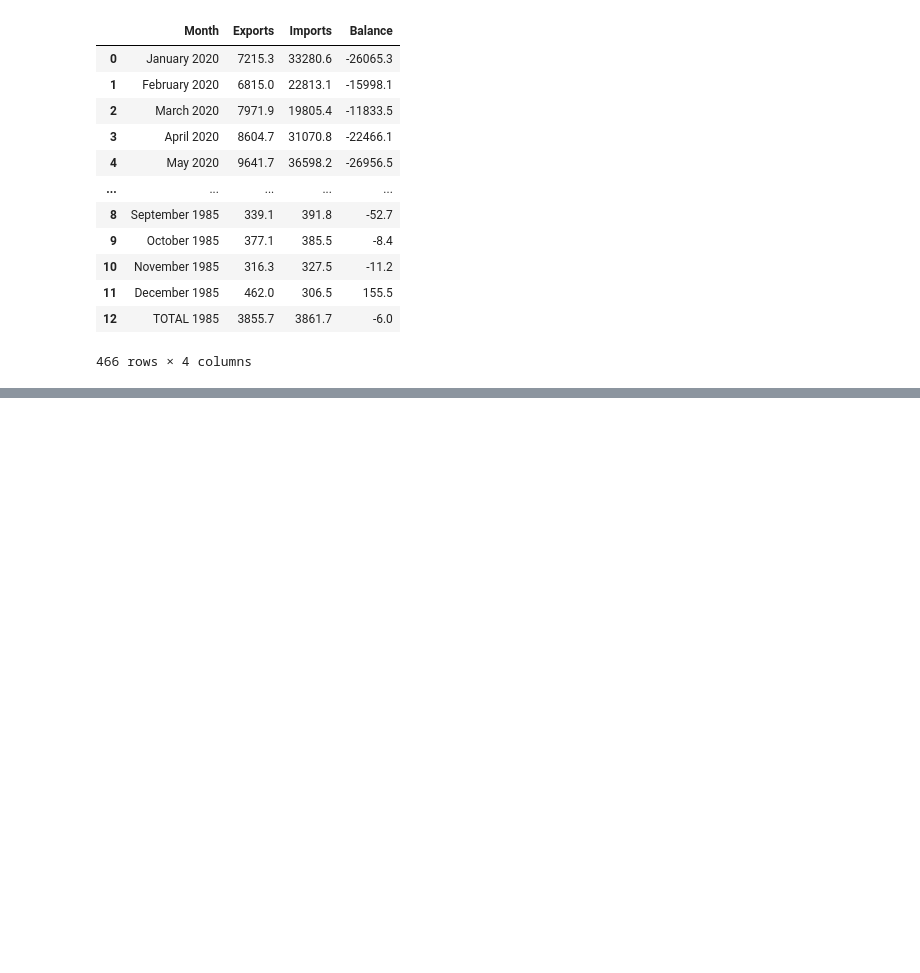
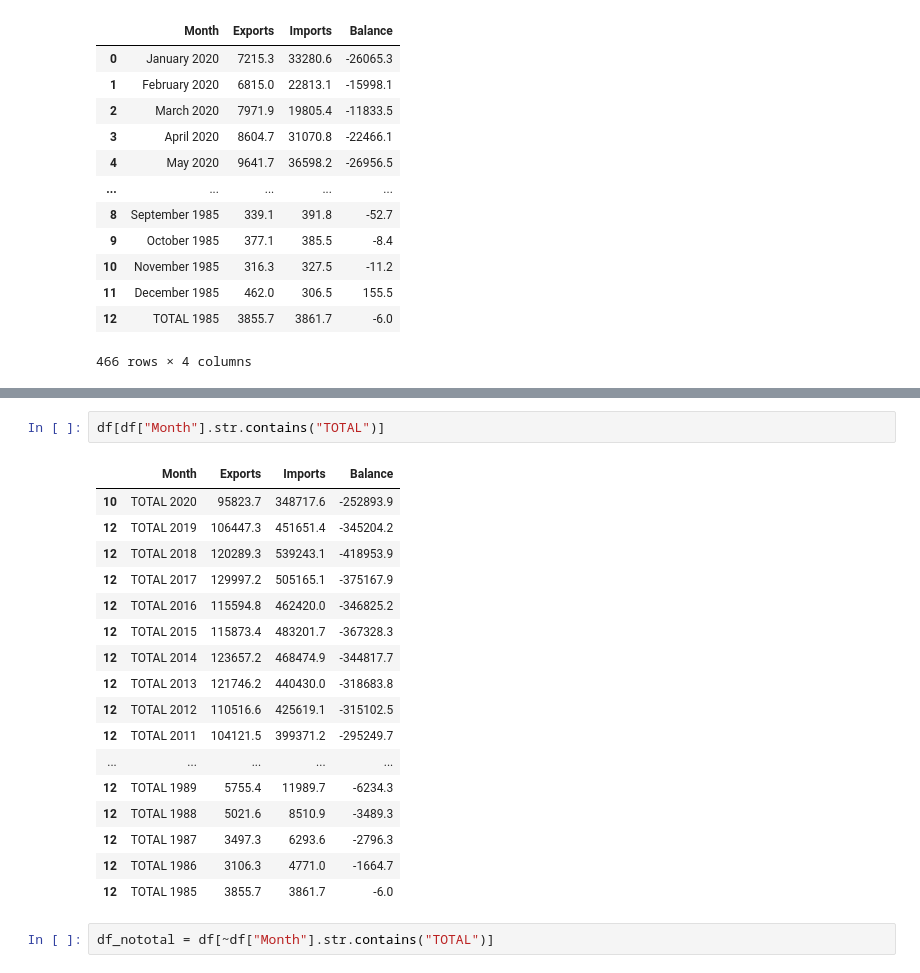
Before and after one commit to baidiwang/US-China, a Jupyter notebook: foreign-trade-scrape.ipynb, the cells around one changed output, grey strips where cells are left out. Saved outputs shown, nothing was run; the diff lists cells and outputs as text; blank space fills up the shorter version.

```diff
--- a/foreign-trade-scrape.ipynb
+++ b/foreign-trade-scrape.ipynb
@@ -128,0 +146,22 @@ df.iloc[filtered.index.tolist()]
+# %%
+df[df["Month"].str.contains("TOTAL")]
+# %% [output]
+|  | Month | Exports | Imports | Balance |
+| 10 | TOTAL 2020 | 95823.7 | 348717.6 | -252893.9 |
+| 12 | TOTAL 2019 | 106447.3 | 451651.4 | -345204.2 |
+| 12 | TOTAL 2018 | 120289.3 | 539243.1 | -418953.9 |
+| 12 | TOTAL 2017 | 129997.2 | 505165.1 | -375167.9 |
+| 12 | TOTAL 2016 | 115594.8 | 462420.0 | -346825.2 |
+| 12 | TOTAL 2015 | 115873.4 | 483201.7 | -367328.3 |
+| 12 | TOTAL 2014 | 123657.2 | 468474.9 | -344817.7 |
+| 12 | TOTAL 2013 | 121746.2 | 440430.0 | -318683.8 |
+| 12 | TOTAL 2012 | 110516.6 | 425619.1 | -315102.5 |
+| 12 | TOTAL 2011 | 104121.5 | 399371.2 | -295249.7 |
+| ... | ... | ... | ... | ... |
+| 12 | TOTAL 1989 | 5755.4 | 11989.7 | -6234.3 |
+| 12 | TOTAL 1988 | 5021.6 | 8510.9 | -3489.3 |
+| 12 | TOTAL 1987 | 3497.3 | 6293.6 | -2796.3 |
+| 12 | TOTAL 1986 | 3106.3 | 4771.0 | -1664.7 |
+| 12 | TOTAL 1985 | 3855.7 | 3861.7 | -6.0 |
+# %%
+df_nototal = df[~df["Month"].str.contains("TOTAL")]
```
Also changed, not shown: parts of 10 cells of this notebook, 23 other files.
